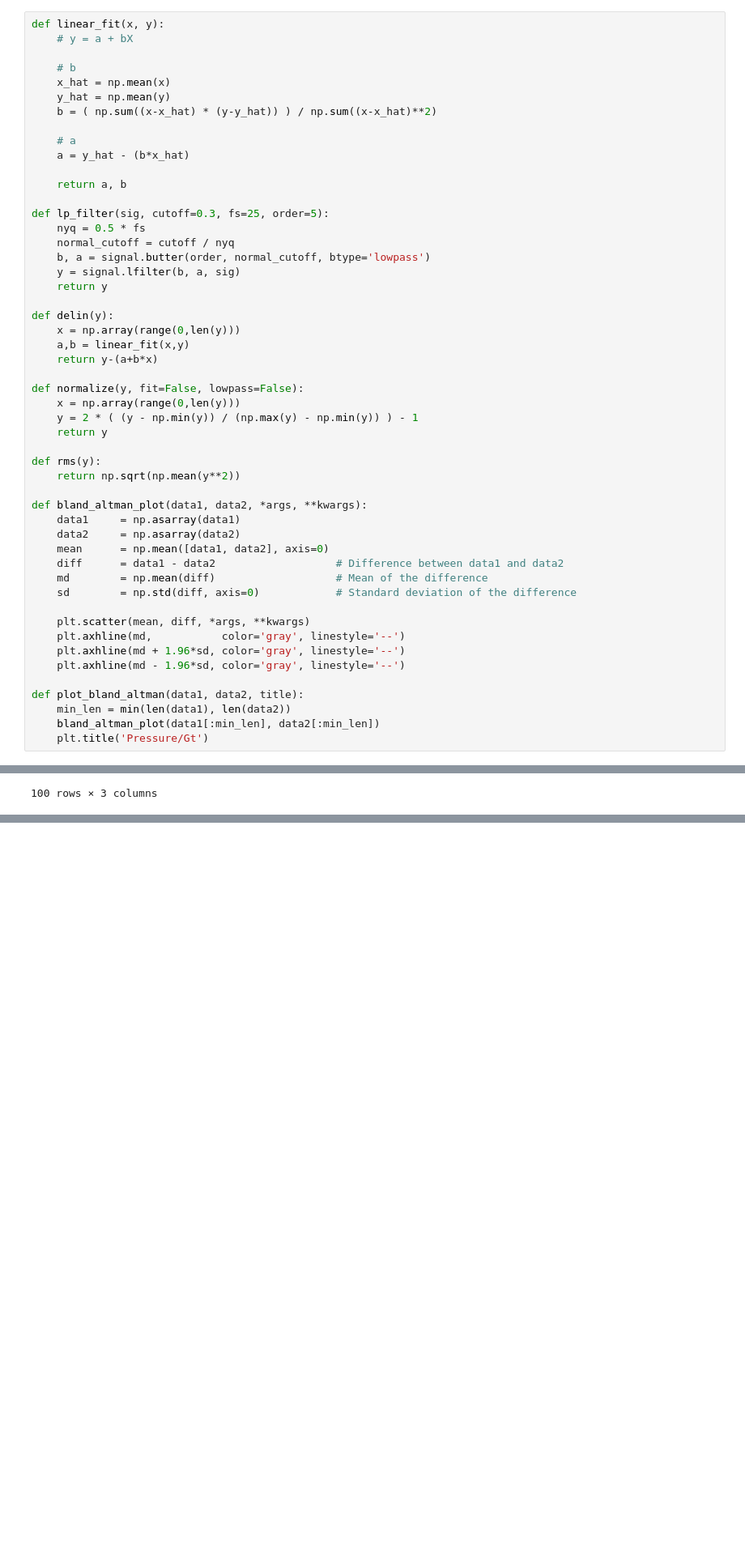
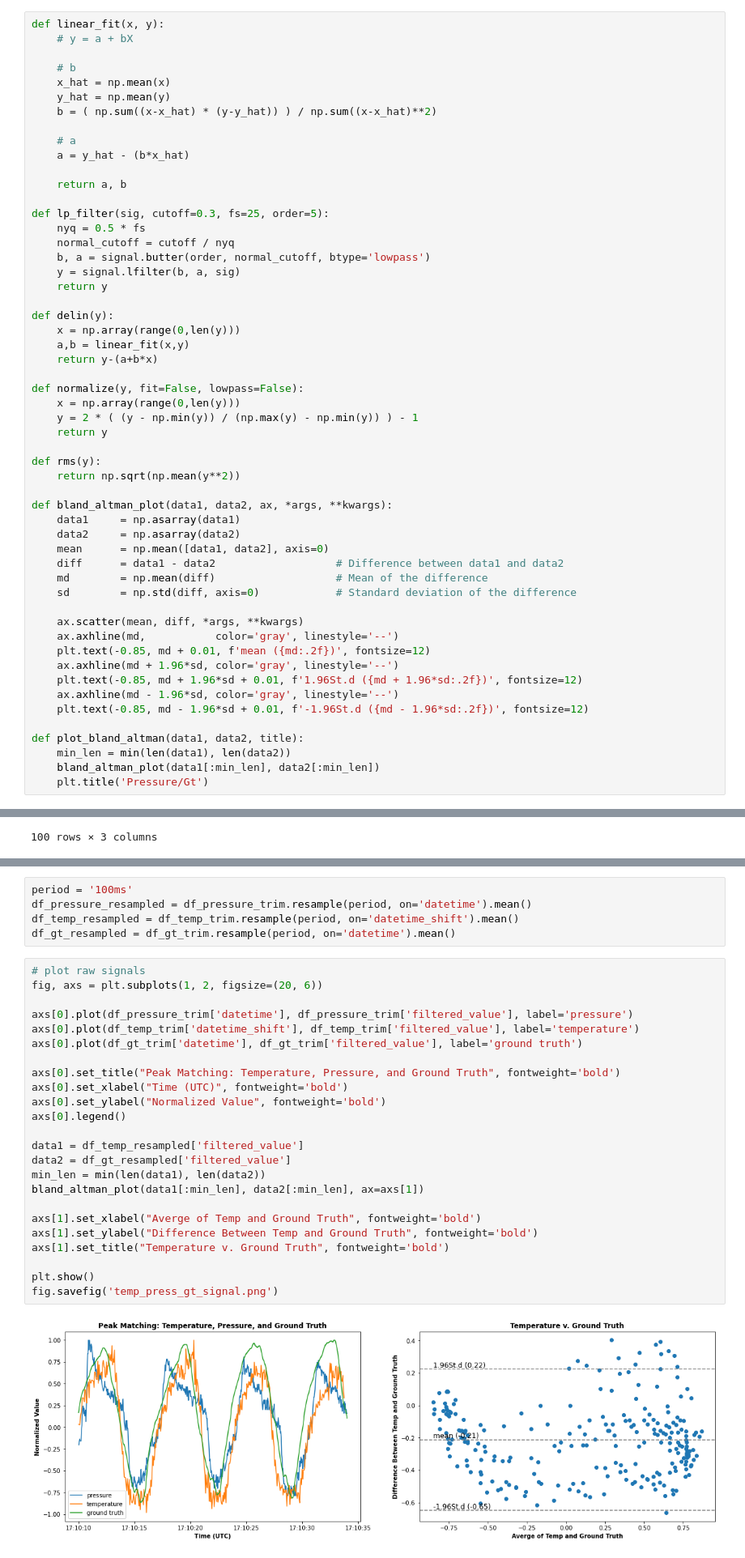
Before and after one commit to ka-moamoa/facebit-ios, a Jupyter notebook: data-exploration/bland-altman-plot-rr.ipynb, the cells around one changed output, grey strips where cells are left out. Shown: that part at 81% size. Drawn from its saved outputs; the diff is of its cells as text; blank space fills up the shorter version.

Commit message:
database updates, paper images

```diff
--- a/data-exploration/bland-altman-plot-rr.ipynb
+++ b/data-exploration/bland-altman-plot-rr.ipynb
@@ -44,7 +44,7 @@ def normalize(y, fit=False, lowpass=False):
 def rms(y):
     return np.sqrt(np.mean(y**2))
 
-def bland_altman_plot(data1, data2, *args, **kwargs):
+def bland_altman_plot(data1, data2, ax, *args, **kwargs):
     data1     = np.asarray(data1)
     data2     = np.asarray(data2)
     mean      = np.mean([data1, data2], axis=0)
@@ -52,10 +52,13 @@ def bland_altman_plot(data1, data2, *args, **kwargs):
     md        = np.mean(diff)                   # Mean of the difference
     sd        = np.std(diff, axis=0)            # Standard deviation of the difference
 
-    plt.scatter(mean, diff, *args, **kwargs)
-    plt.axhline(md,           color='gray', linestyle='--')
-    plt.axhline(md + 1.96*sd, color='gray', linestyle='--')
-    plt.axhline(md - 1.96*sd, color='gray', linestyle='--')
+    ax.scatter(mean, diff, *args, **kwargs)
+    ax.axhline(md,           color='gray', linestyle='--')
+    plt.text(-0.85, md + 0.01, f'mean ({md:.2f})', fontsize=12)
+    ax.axhline(md + 1.96*sd, color='gray', linestyle='--')
+    plt.text(-0.85, md + 1.96*sd + 0.01, f'1.96St.d ({md + 1.96*sd:.2f})', fontsize=12)
+    ax.axhline(md - 1.96*sd, color='gray', linestyle='--')
+    plt.text(-0.85, md - 1.96*sd + 0.01, f'-1.96St.d ({md - 1.96*sd:.2f})', fontsize=12)
 
 def plot_bland_altman(data1, data2, title):
     min_len = min(len(data1), len(data2))
@@ -152,3 +145,34 @@ plt.legend()
+# %%
+period = '100ms'
+df_pressure_resampled = df_pressure_trim.resample(period, on='datetime').mean()
+df_temp_resampled = df_temp_trim.resample(period, on='datetime_shift').mean()
+df_gt_resampled = df_gt_trim.resample(period, on='datetime').mean()
+# %%
+# plot raw signals
+fig, axs = plt.subplots(1, 2, figsize=(20, 6))
+
+axs[0].plot(df_pressure_trim['datetime'], df_pressure_trim['filtered_value'], label='pressure')
+axs[0].plot(df_temp_trim['datetime_shift'], df_temp_trim['filtered_value'], label='temperature')
+axs[0].plot(df_gt_trim['datetime'], df_gt_trim['filtered_value'], label='ground truth')
+
+axs[0].set_title("Peak Matching: Temperature, Pressure, and Ground Truth", fontweight='bold')
+axs[0].set_xlabel("Time (UTC)", fontweight='bold')
+axs[0].set_ylabel("Normalized Value", fontweight='bold')
+axs[0].legend()
+
+data1 = df_temp_resampled['filtered_value']
+data2 = df_gt_resampled['filtered_value']
+min_len = min(len(data1), len(data2))
+bland_altman_plot(data1[:min_len], data2[:min_len], ax=axs[1])
+
+axs[1].set_xlabel("Averge of Temp and Ground Truth", fontweight='bold')
+axs[1].set_ylabel("Difference Between Temp and Ground Truth", fontweight='bold')
+axs[1].set_title("Temperature v. Ground Truth", fontweight='bold')
+
+plt.show()
+fig.savefig('temp_press_gt_signal.png')
+# %% [output]
+[figure, added]
 # %%
 # resample the signals for bland altman plot (smaller sample in order to read the plot better)
 period = '250ms'
```
Also changed, not shown: parts of 3 cells of this notebook, 17 other files.
